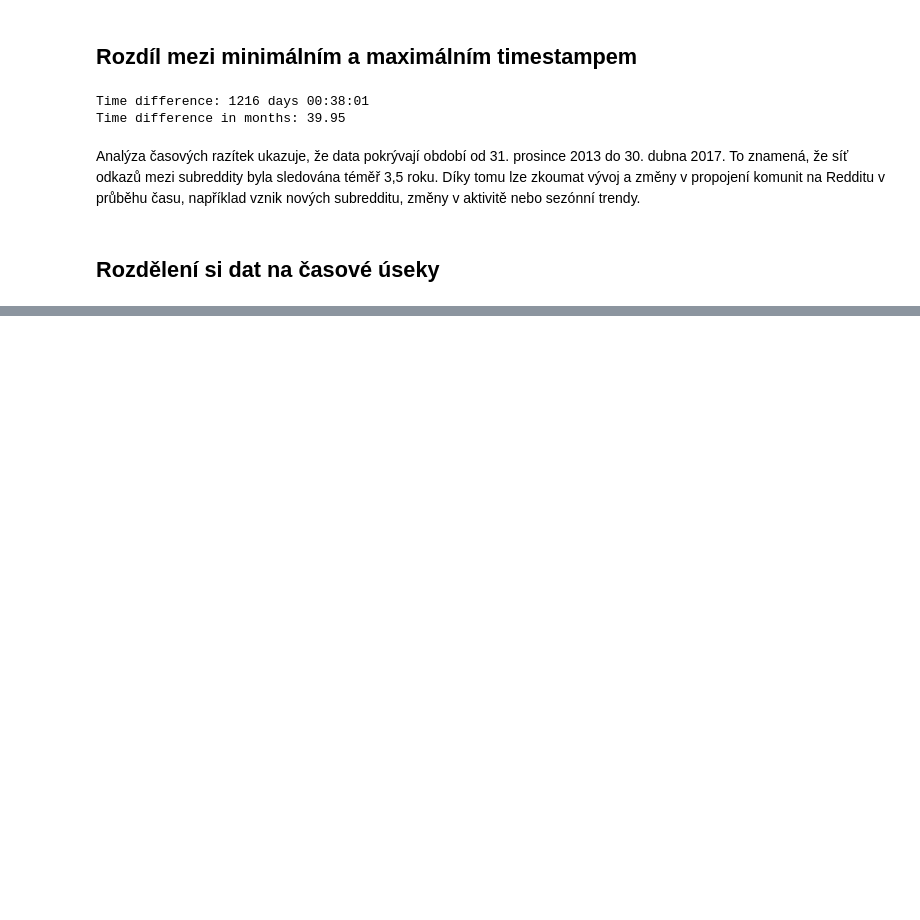
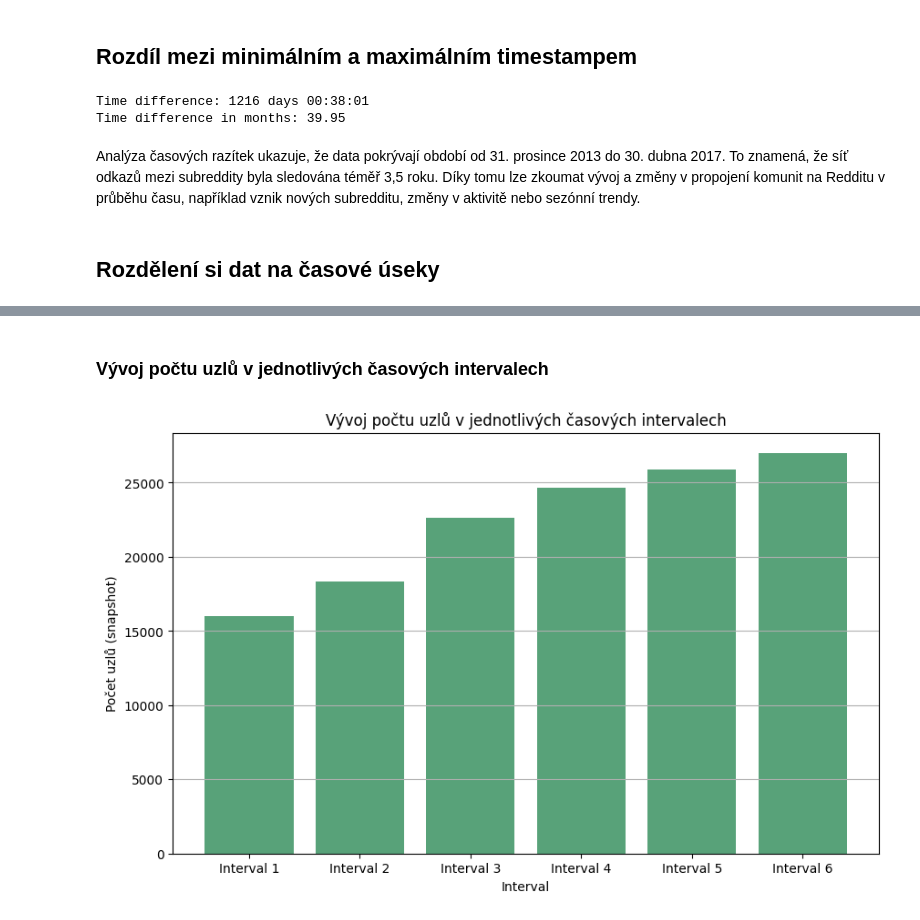
Before and after one commit to SLI0124/metody-analyzy-siti-ii, a Jupyter notebook: projects/data_analysis.ipynb, the cells around one changed output, grey strips where cells are left out. Drawn from its saved outputs; the diff is of its cells as text; code cells hidden in the pictures; blank space fills up the shorter version.

```diff
--- a/projects/data_analysis.ipynb
+++ b/projects/data_analysis.ipynb
@@ -530,0 +681,13 @@ Analýza časových razítek ukazuje, že data pokrývají období od 31. prosin
+# %% [markdown]
+### Vývoj počtu uzlů v jednotlivých časových intervalech
+# %%
+plt.figure(figsize=(10, 6))
+plt.bar(df_stats['Interval'], df_stats['Nodes'], color='seagreen', alpha=0.8)
+plt.title('Vývoj počtu uzlů v jednotlivých časových intervalech')
+plt.xlabel('Interval')
+plt.ylabel('Počet uzlů (snapshot)')
+plt.grid(True, axis='y')
+plt.savefig(SAVE_PATH / 'reddit_snapshot_nodes_bar.png', dpi=300)
+plt.show()
+# %% [output]
+[figure, added]
```
Also changed, not shown: parts of 50 cells of this notebook.
